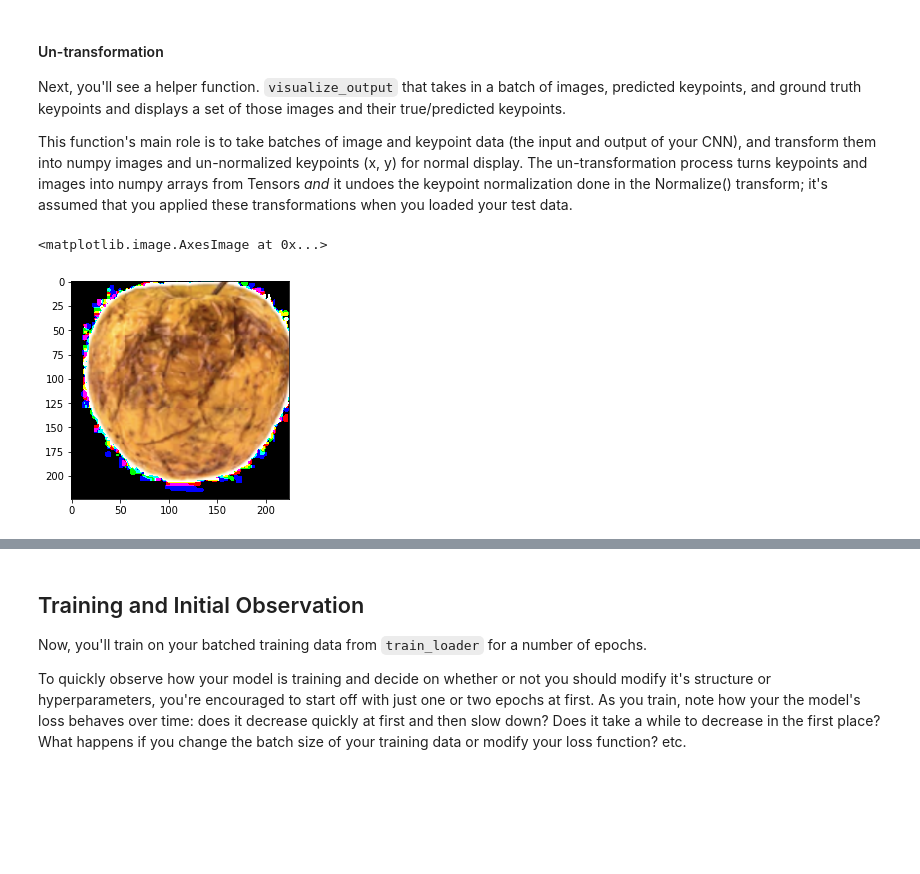
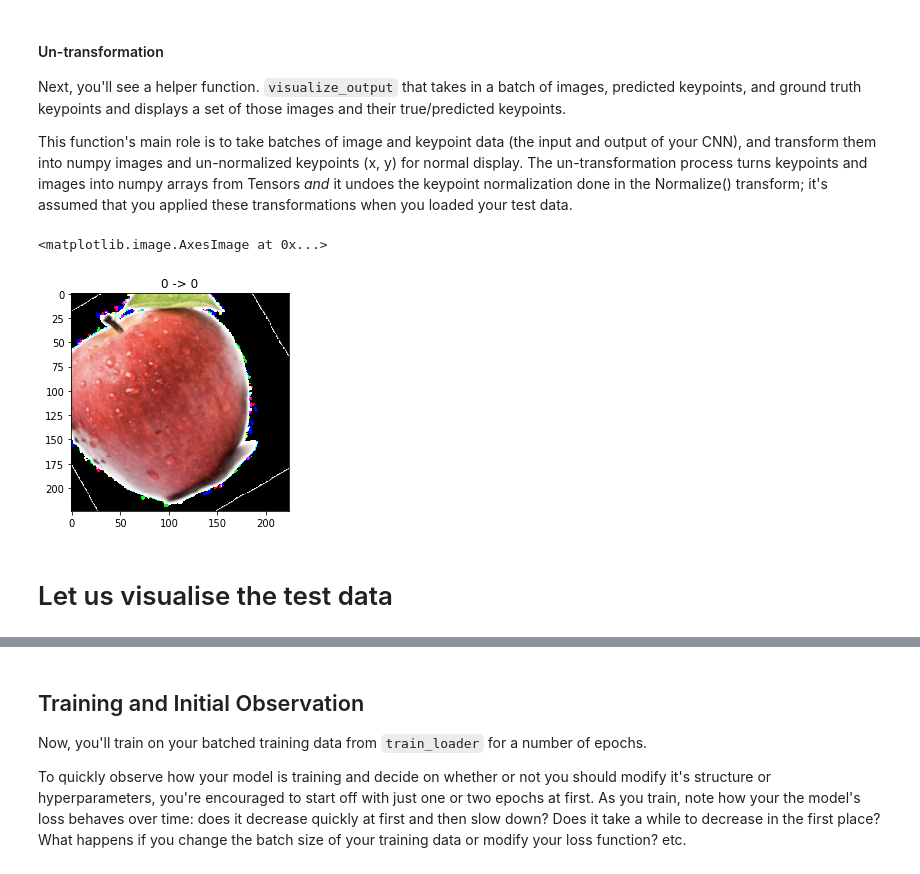
Before and after one commit to RenSilvaAU/fruit-tl, a Jupyter notebook: Fruit_Classifier.ipynb, the cells around one changed output, grey strips where cells are left out. Cells and saved outputs as stored; diff of their text form; code cells hidden in the pictures; blank space fills up the shorter version.

```diff
--- a/Fruit_Classifier.ipynb
+++ b/Fruit_Classifier.ipynb
@@ -101,9 +130,16 @@ print(extractClassNames('data/training'))
 # %%
+# a quick look at one of the loaded images
+
 import matplotlib.image as mpimg
+import random
+
 files = glob.glob(os.path.join('data/training','*/*'))
 
-image = mpimg.imread(files[1])
+image_file_name = files[random.randint(800,1000)]
 
+image = mpimg.imread(image_file_name)
+
+plt.title(getFileClass(image_file_name))
 plt.imshow(image)
 # %% [output]
 <matplotlib.image.AxesImage at 0x...>
@@ -411,13 +460,20 @@ Next, you'll see a helper function. `visualize_output` that takes in a batch of
 
 This function's main role is to take batches of image and keypoint data (the input and output of your CNN), and transform them into numpy images and un-normalized keypoints (x, y) for normal display. The un-transformation process turns keypoints and images into numpy arrays from Tensors *and* it undoes the keypoint normalization done in the Normalize() transform; it's assumed that you applied these transformations when you loaded your test data.
 # %%
-image = test_images[0].data   # get the image from it's wrapper
+# a random number
+i = random.randint(0,len(test_images) - 1)
+
+image = test_images[i].data   # get the image from it's wrapper
 image = image.numpy() * 256   # convert to numpy array from a Tensor
 image = np.transpose(image, (1, 2, 0))   # transpose to go from torch to numpy image
+
+plt.title('{} -> {}'.format(round(gt_pts[i].data.item()),round(test_outputs[i].data.item())))
 plt.imshow(image)
 # %% [output]
 <matplotlib.image.AxesImage at 0x...>
-[figure, old version]
+[figure, new version]
+# %% [markdown]
+# Let us visualise the test data
 # %%
 # visualize the output
 # by default this shows a batch of 10 images
```
Also changed, not shown: parts of 30 cells of this notebook, 1 other file.
